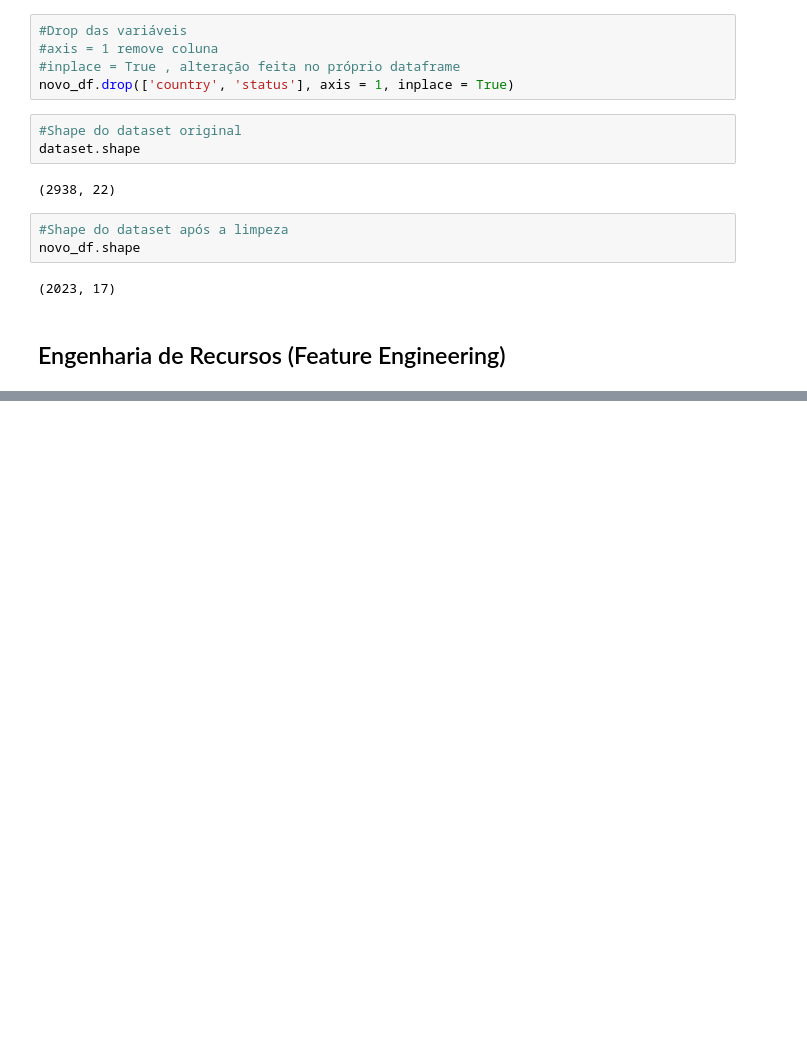
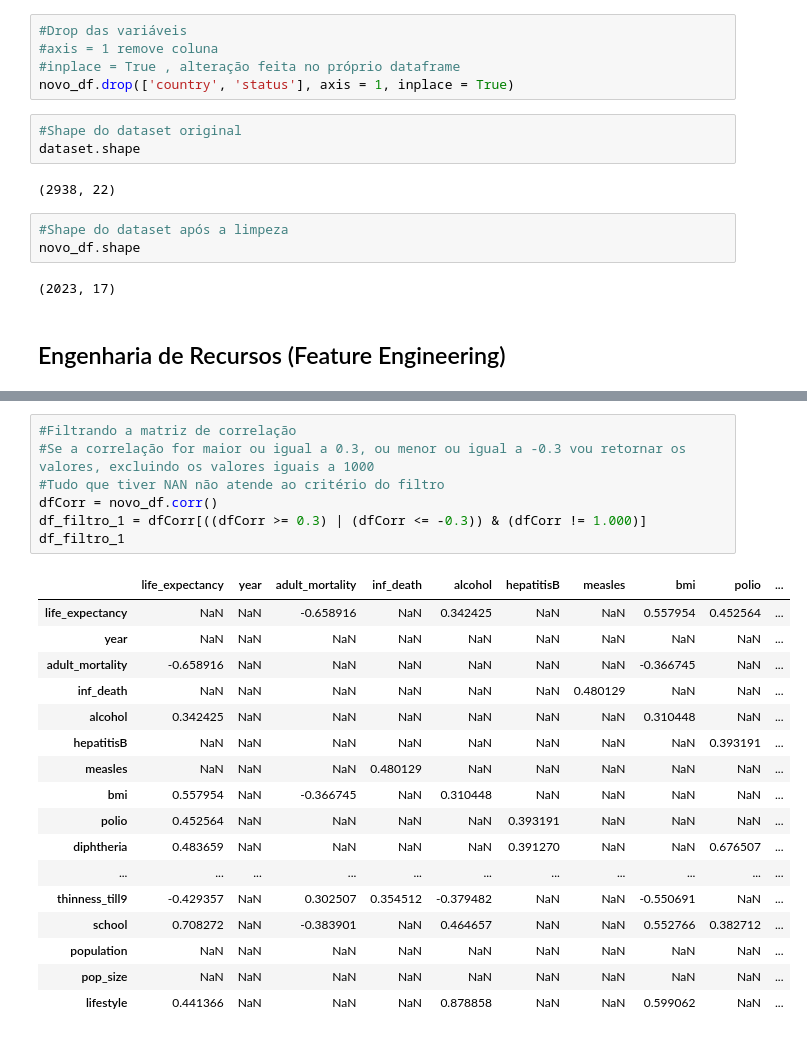
Before and after one commit to anandasouza/Modelagem_estatistica_em_indicadores_socioeconomicos, a Jupyter notebook: projetoestatistica.ipynb, the cells around one changed output, grey strips where cells are left out. Cells and saved outputs as stored; diff of their text form; blank space fills up the shorter version.

```diff
--- a/projetoestatistica.ipynb
+++ b/projetoestatistica.ipynb
@@ -448,0 +624,25 @@ novo_df.shape
+# %%
+#Filtrando a matriz de correlação
+#Se a correlação for maior ou igual a 0.3, ou menor ou igual a -0.3 vou retornar os valores, excluindo os valores iguais a 1000
+#Tudo que tiver NAN não atende ao critério do filtro
+dfCorr = novo_df.corr()
+df_filtro_1 = dfCorr[((dfCorr >= 0.3) | (dfCorr <= -0.3)) & (dfCorr != 1.000)]
+df_filtro_1
+# %% [output]
+|  | life_expectancy | year | adult_mortality | inf_death | alcohol | hepatitisB | measles | bmi | polio | ... |
+| life_expectancy | NaN | NaN | -0.658916 | NaN | 0.342425 | NaN | NaN | 0.557954 | 0.452564 | ... |
+| year | NaN | NaN | NaN | NaN | NaN | NaN | NaN | NaN | NaN | ... |
+| adult_mortality | -0.658916 | NaN | NaN | NaN | NaN | NaN | NaN | -0.366745 | NaN | ... |
+| inf_death | NaN | NaN | NaN | NaN | NaN | NaN | 0.480129 | NaN | NaN | ... |
+| alcohol | 0.342425 | NaN | NaN | NaN | NaN | NaN | NaN | 0.310448 | NaN | ... |
+| hepatitisB | NaN | NaN | NaN | NaN | NaN | NaN | NaN | NaN | 0.393191 | ... |
+| measles | NaN | NaN | NaN | 0.480129 | NaN | NaN | NaN | NaN | NaN | ... |
+| bmi | 0.557954 | NaN | -0.366745 | NaN | 0.310448 | NaN | NaN | NaN | NaN | ... |
+| polio | 0.452564 | NaN | NaN | NaN | NaN | 0.393191 | NaN | NaN | NaN | ... |
+| diphtheria | 0.483659 | NaN | NaN | NaN | NaN | 0.391270 | NaN | NaN | 0.676507 | ... |
+| ... | ... | ... | ... | ... | ... | ... | ... | ... | ... | ... |
+| thinness_till9 | -0.429357 | NaN | 0.302507 | 0.354512 | -0.379482 | NaN | NaN | -0.550691 | NaN | ... |
+| school | 0.708272 | NaN | -0.383901 | NaN | 0.464657 | NaN | NaN | 0.552766 | 0.382712 | ... |
+| population | NaN | NaN | NaN | NaN | NaN | NaN | NaN | NaN | NaN | ... |
+| pop_size | NaN | NaN | NaN | NaN | NaN | NaN | NaN | NaN | NaN | ... |
+| lifestyle | 0.441366 | NaN | NaN | NaN | 0.878858 | NaN | NaN | 0.599062 | NaN | ... |
```
Also changed, not shown: parts of 29 cells of this notebook.
